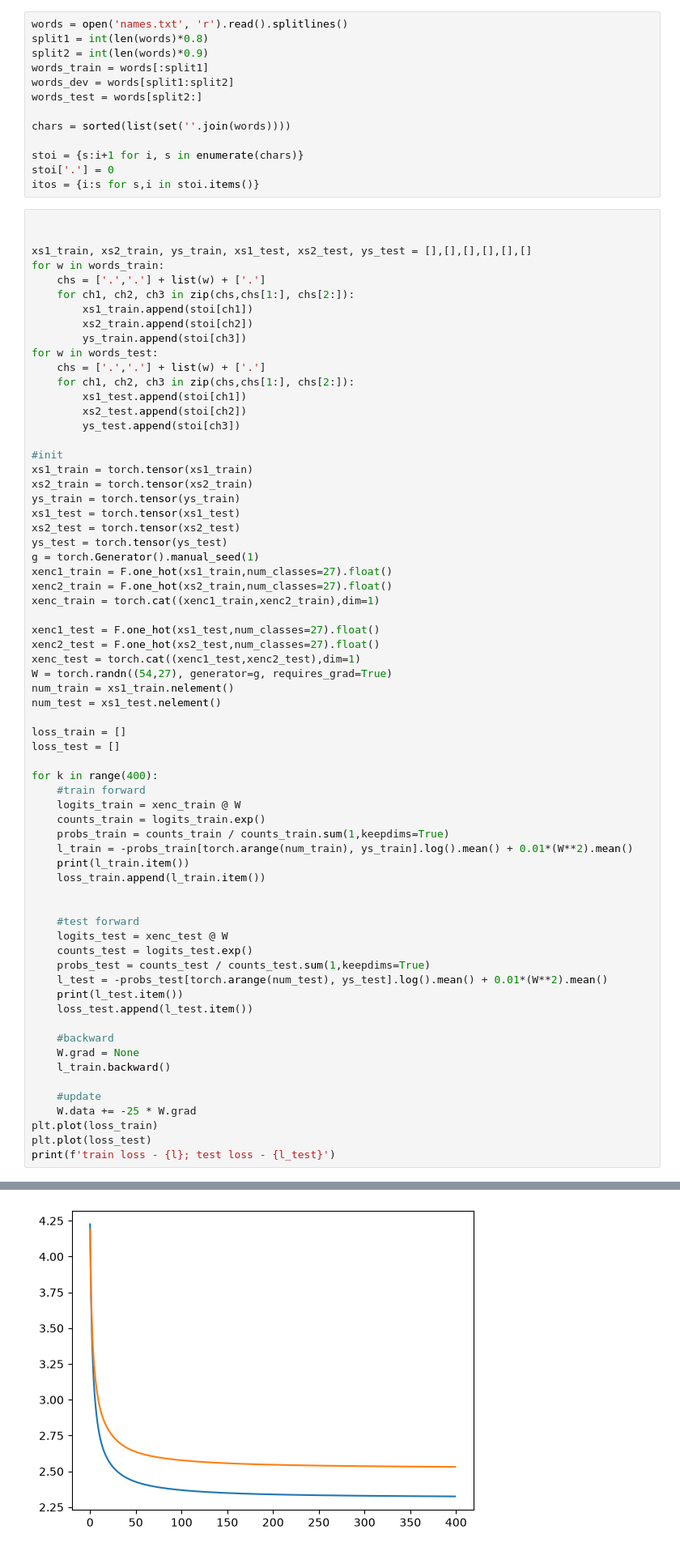
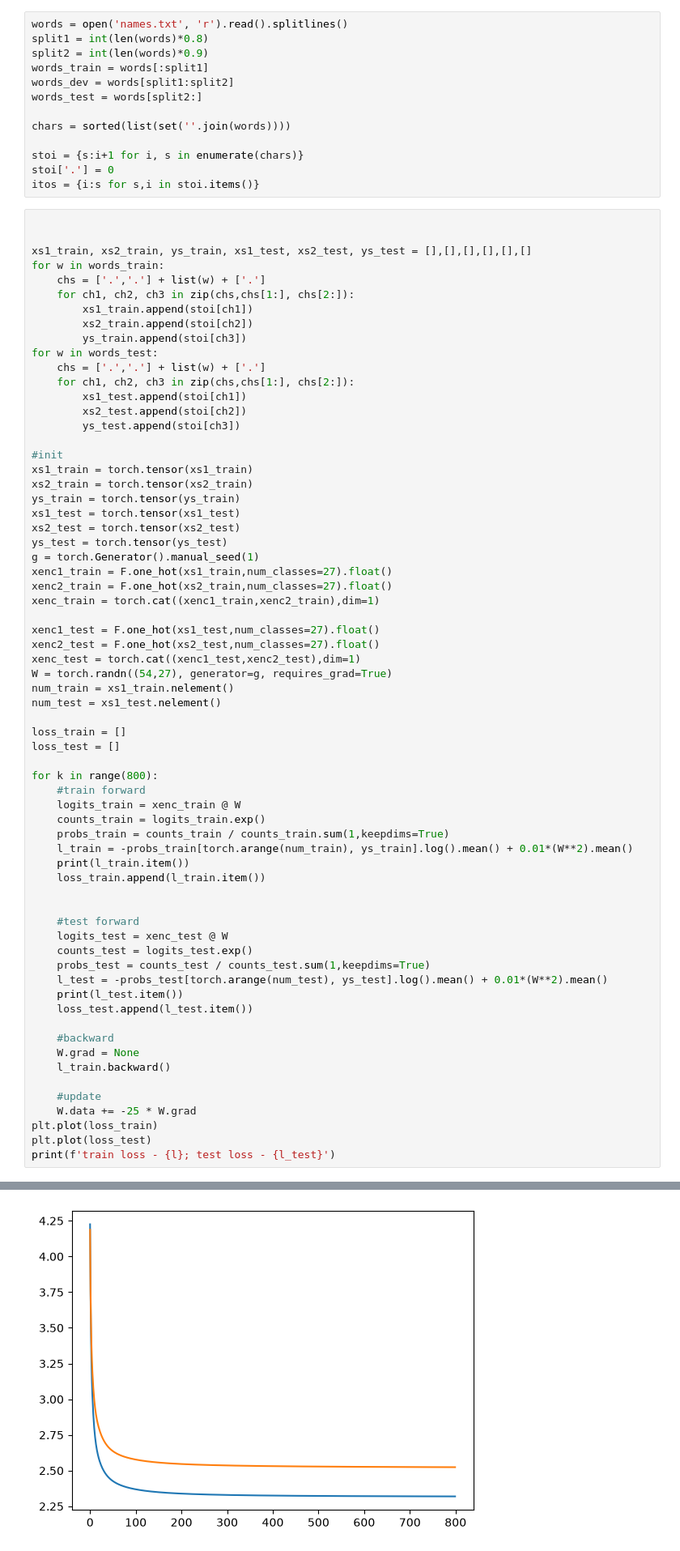
Before and after one commit to makosst/ml_learn, a Jupyter notebook: makemore/exercises/1trigram.ipynb, the cells around one changed output, grey strips where cells are left out. Shown at 81% size. Cells and saved outputs as stored; diff of their text form.

```diff
--- a/makemore/exercises/1trigram.ipynb
+++ b/makemore/exercises/1trigram.ipynb
@@ -59,7 +59,7 @@ num_test = xs1_test.nelement()
 loss_train = []
 loss_test = []
 
-for k in range(400):
+for k in range(800):
     #train forward
     logits_train = xenc_train @ W
     counts_train = logits_train.exp()
@@ -107,4 +107,4 @@ train loss - 2.22251296043396; test loss - 2.531332492828369
-[figure, old version]
+[figure, new version]
 # %%
 g = torch.Generator().manual_seed(1)
 for k in range(10):
```
Also changed, not shown: parts of 1 cell of this notebook, 1 other file.
